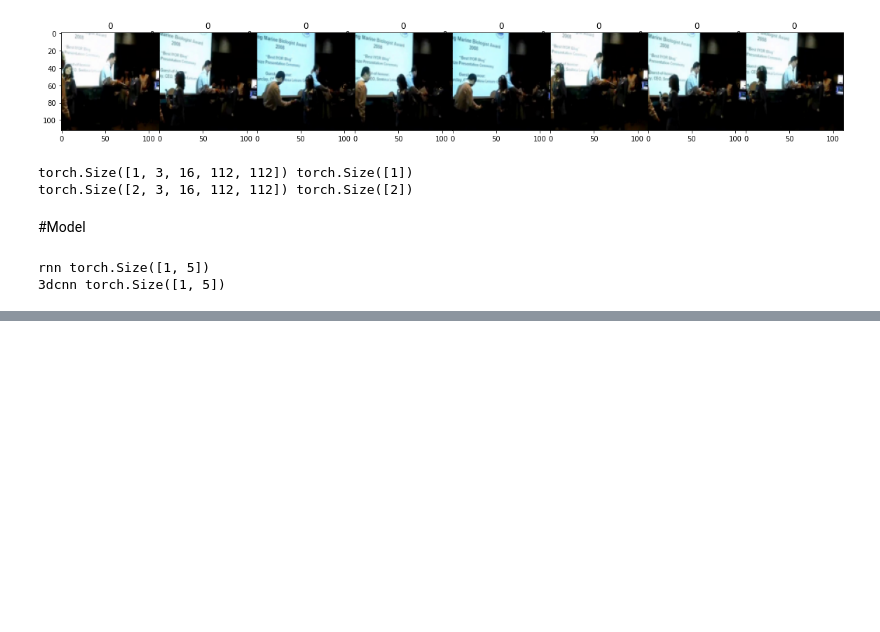
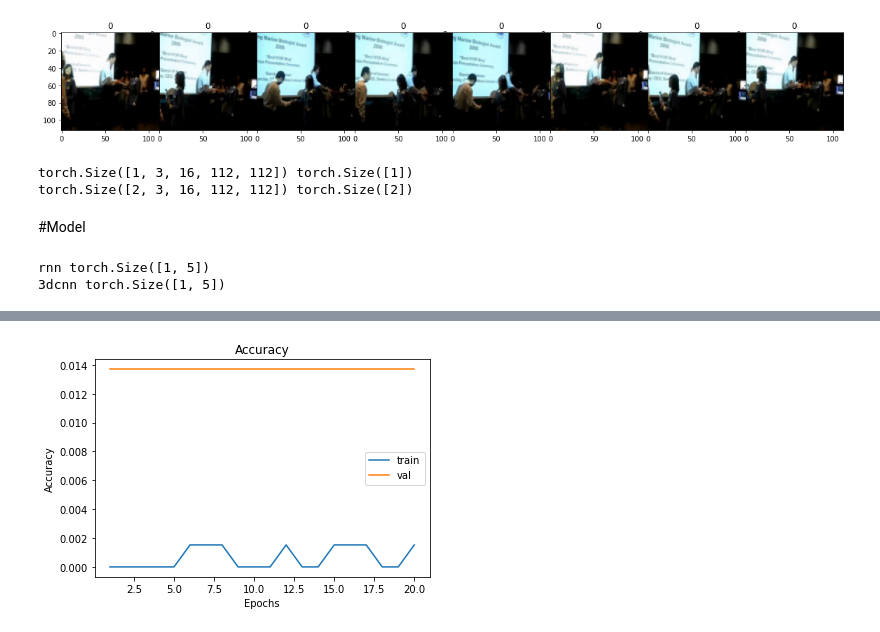
Before and after one commit to mralamdari/Video-Processing-Pytorch, a Jupyter notebook: Video_Processing_Pytorch.ipynb, the cells around one changed output, grey strips where cells are left out. Saved outputs shown, nothing was run; the diff lists cells and outputs as text; code cells hidden in the pictures; blank space fills up the shorter version.

```diff
--- a/Video_Processing_Pytorch.ipynb
+++ b/Video_Processing_Pytorch.ipynb
@@ -636,0 +490,7 @@ rnn torch.Size([1, 5])
+# %%
+path2weights = '/content/models/'
+os.makedirs(path2weights, exist_ok=True)
+
+loss_func = torch.nn.CrossEntropyLoss(reduction='sum')
+opt = torch.optim.Adam(model.parameters(), lr=3e-5)
+lr_scheduler = torch.optim.lr_scheduler.ReduceLROnPlateau(opt, mode='min', factor=0.5, patience=5, verbose=1)
@@ -636,0 +578,13 @@ rnn torch.Size([1, 5])
+# %%
+params_train = {
+    'num_epochs': 20,
+    'optimizer': opt,
+    'loss_func': loss_func,
+    'train_dl': train_dl,
+    'val_dl': test_dl,
+    'sanity_check': True,
+    'lr_scheduler': lr_scheduler,
+    'path2weights': f'{path2weights}weights{model_type}.pt'
+}
+# %%
+model, loss_hist, metric_hist = train_val(model, params_train)
@@ -636,0 +613,14 @@ rnn torch.Size([1, 5])
+# %%
+def plot_hist(hist, name='Loss'):
+  num_epochs= len(hist["train"])
+  plt.title(name)
+  plt.plot(range(1,num_epochs+1),hist["train"],label="train")
+  plt.plot(range(1,num_epochs+1),hist["val"],label="val")
+  plt.ylabel(name)
+  plt.xlabel("Epochs")
+  plt.legend()
+  plt.show()
+# %%
+plot_hist(metric_hist, 'Accuracy')
+# %% [output]
+[figure, added]
```
Also changed, not shown: parts of 13 cells of this notebook.
